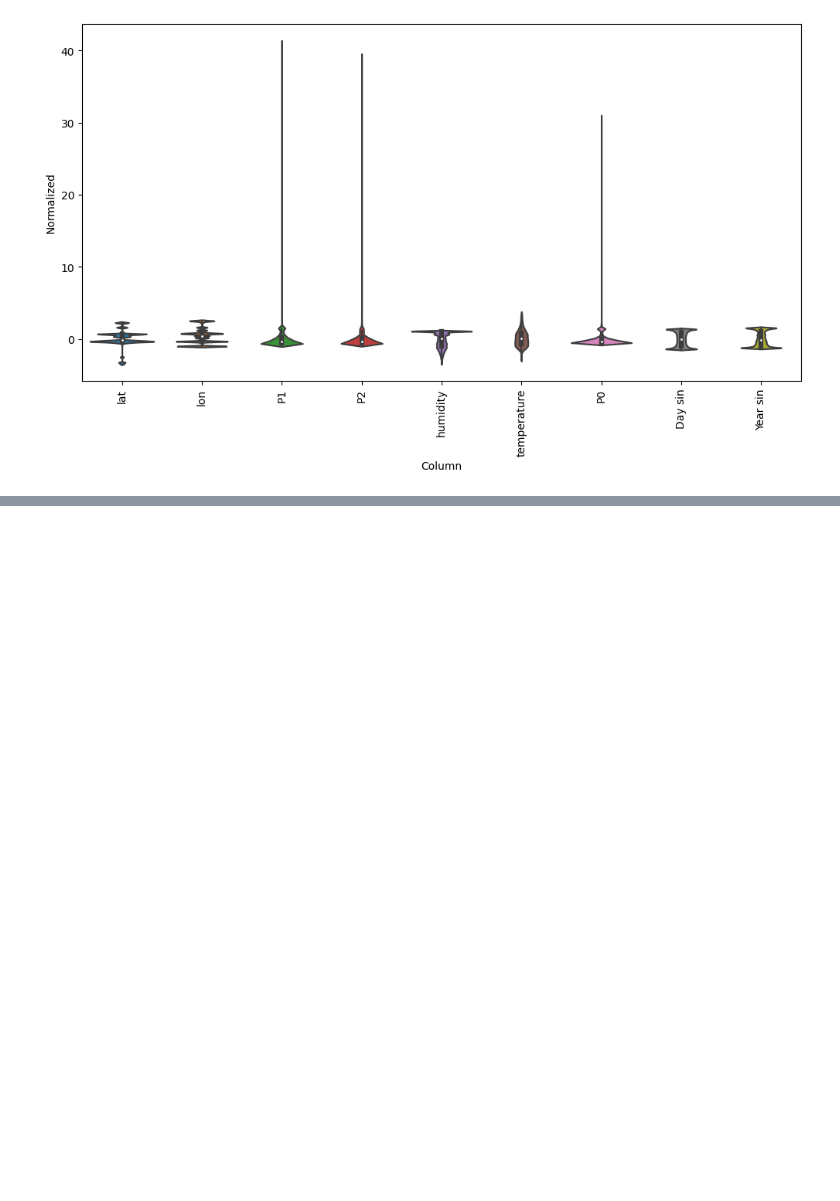
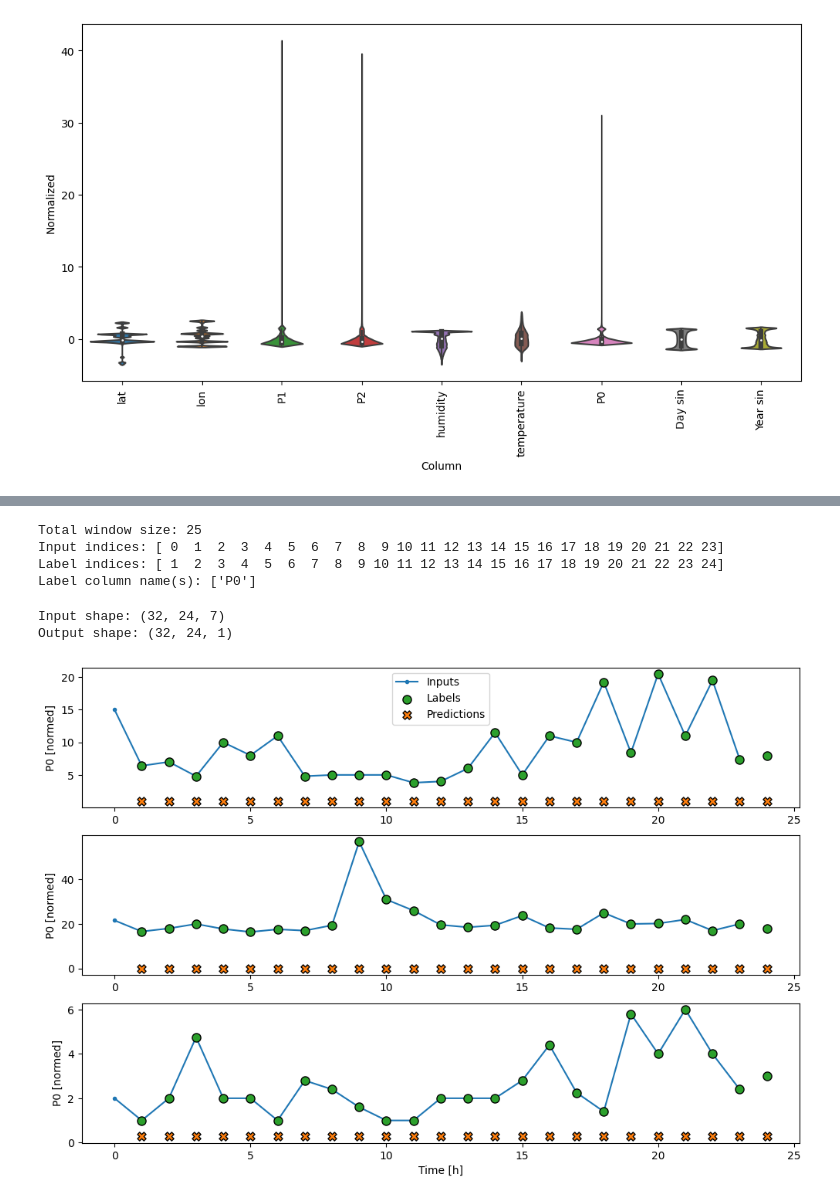
Before and after one commit to mart1bb/air_quality_africa, a Jupyter notebook: code/building_modele.ipynb, the cells around one changed output, grey strips where cells are left out. Cells and saved outputs as stored; diff of their text form; code cells hidden in the pictures; blank space fills up the shorter version.

```diff
--- a/code/building_modele.ipynb
+++ b/code/building_modele.ipynb
@@ -89,0 +192,16 @@ class WindowGenerator():
+# %%
+def make_dataset(self, data):
+  data = np.array(data, dtype=np.float32)
+  ds = tf.keras.utils.timeseries_dataset_from_array(
+      data=data,
+      targets=None,
+      sequence_length=self.total_window_size,
+      sequence_stride=1,
+      shuffle=True,
+      batch_size=32,)
+
+  ds = ds.map(self.split_window)
+
+  return ds
+
+WindowGenerator.make_dataset = make_dataset
@@ -89,0 +264,11 @@ class WindowGenerator():
+# %%
+class Baseline(tf.keras.Model):
+  def __init__(self, label_index=None):
+    super().__init__()
+    self.label_index = label_index
+
+  def call(self, inputs):
+    if self.label_index is None:
+      return inputs
+    result = inputs[:, :, self.label_index]
+    return result[:, :, tf.newaxis]
@@ -89,0 +287,30 @@ class WindowGenerator():
+# %%
+wide_window = WindowGenerator(
+    input_width=24, label_width=24, shift=1, train_df=train_df_p0,val_df=val_df_p0,test_df=test_df_p0,label_columns=['P0'])
+
+print(wide_window)
+# %% [output]
+Total window size: 25
+Input indices: [ 0  1  2  3  4  5  6  7  8  9 10 11 12 13 14 15 16 17 18 19 20 21 22 23]
+Label indices: [ 1  2  3  4  5  6  7  8  9 10 11 12 13 14 15 16 17 18 19 20 21 22 23 24]
+Label column name(s): ['P0']
+# %%
+print('Input shape:', wide_window.example[0].shape)
+print('Output shape:', baseline(wide_window.example[0]).shape)
+# %% [output]
+Input shape: (32, 24, 7)
+Output shape: (32, 24, 1)
+# %%
+baseline = Baseline(label_index=column_indices['P0'])
+
+baseline.compile(loss=tf.losses.MeanSquaredError(),
+                 metrics=[tf.metrics.MeanAbsoluteError()])
+
+val_performance = {}
+performance = {}
+val_performance['Baseline'] = baseline.evaluate(wide_window.val)
+performance['Baseline'] = baseline.evaluate(wide_window.test, verbose=0)
+# %%
+wide_window.plot(baseline)
+# %% [output]
+[figure, added]
```
Also changed, not shown: parts of 18 cells of this notebook.
